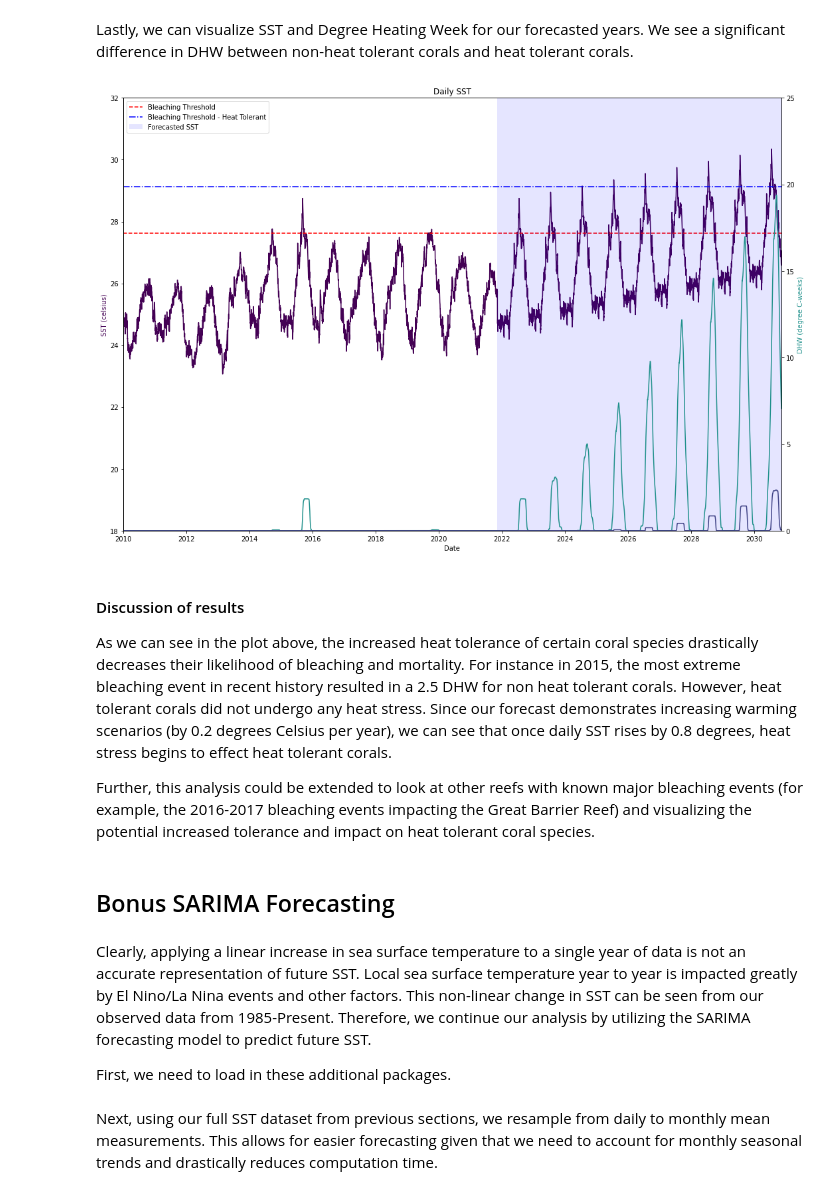
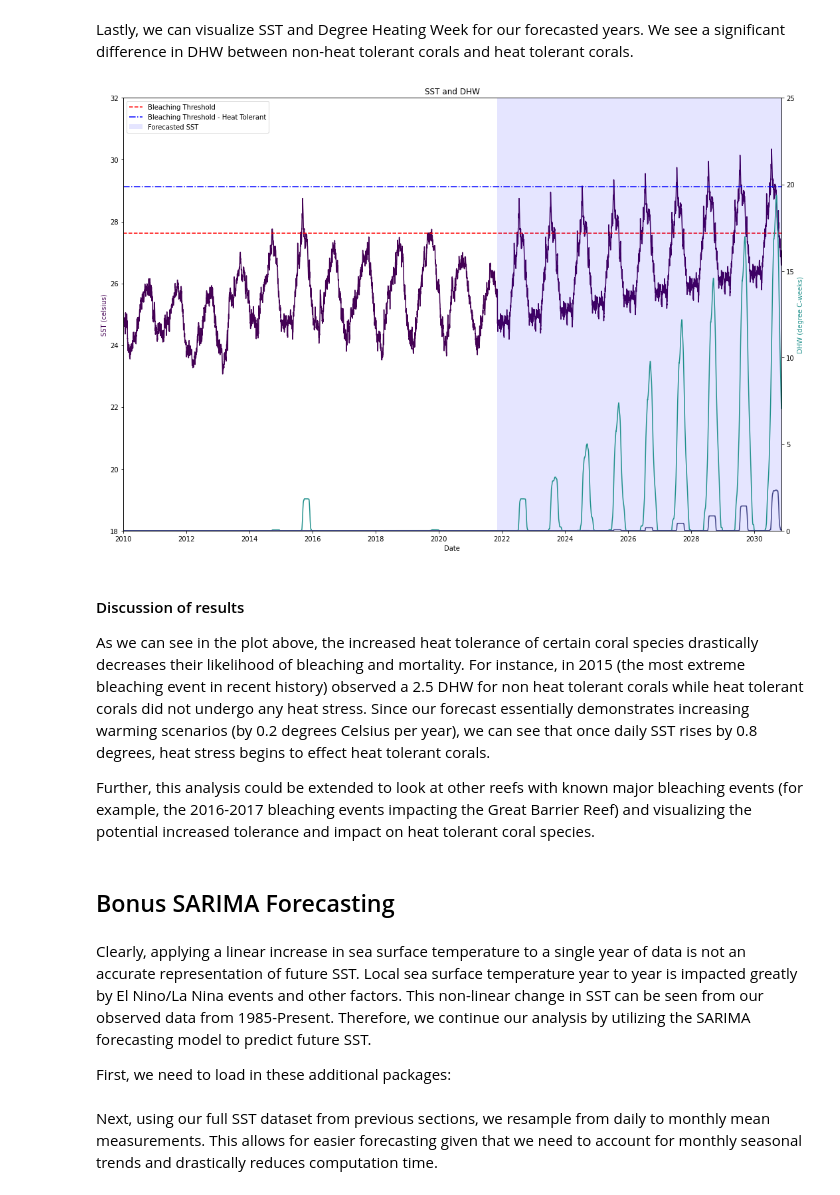
Before and after one commit to crcm-science/HW3_crcm-science, a Jupyter notebook: HW3_CoralTemp_Tutorial.ipynb, the cells around one changed output. Saved outputs shown, nothing was run; the diff lists cells and outputs as text; code cells hidden in the pictures.

```diff
--- a/HW3_CoralTemp_Tutorial.ipynb
+++ b/HW3_CoralTemp_Tutorial.ipynb
@@ -387,8 +390,10 @@ Lastly, we can visualize SST and Degree Heating Week for our forecasted years. W
 
 fig, ax = plt.subplots(figsize=(15,10))
 
+# Creates two y axes
 dhw = ax.twinx()
 
+# Sets axes limits
 ax.set_xlim(left = datetime.date(2010, 1, 1), right = datetime.date(2030, 11, 9))
 ax.set_ylim(18, 32)
 dhw.set_ylim(0, 25)
@@ -398,51 +403,53 @@ ax.set(xlabel = "Date",
        title = "SST and DHW")
 dhw.set_ylabel("DHW (degree C-weeks)")
 
-ax.set(xlabel = "Date",
-       ylabel = "SST (celsius)",
-       title = "Daily SST")
-
+# add sst data
 sst_plot, = ax.plot(heat_stress_df.index,
                     heat_stress_df['sst_c'],
                     color = plt.cm.viridis(0),
                     label = "SST (C)")
 
+# Add dhw data
 dhw_plot, = dhw.plot(heat_stress_df.index,
                      heat_stress_df['dhw'],
                      color = plt.cm.viridis(0.5),
                      label = "DHW (degree C-weeks)")
 
+# Add heat tolerant dhw data
 dhw_ht_plot, = dhw.plot(heat_stress_df.index,
                         heat_stress_df['dhw_ht'],
                         color = plt.cm.viridis(0.2),
                         label = "Heat Tolerant DHW (degree C-weeks)")
 
+# Add bleaching thresholds as horizontal lines
 bleaching = ax.axhline(y = bleaching_threshold,
                        color = "red",
                        linestyle = '--',
                        label = "Bleaching Threshold")
 
 bleaching_ht = ax.axhline(y = bleaching_threshold_ht,
                           color = "blue",
                           linestyle = '-.',
                           label = "Bleaching Threshold - Heat Tolerant")
 
+# Add shading for forecasted data range
 forecast = plt.axvspan(datetime.date(2021, 11, 9), datetime.date(2030, 11, 9), facecolor='b', alpha=0.1, label = "Forecasted SST")
 
 ax.legend(handles = [bleaching, bleaching_ht, forecast], loc='upper left')
 
+# Sets the colors of the y axes labels to the corresponding colors on the plot
 ax.yaxis.label.set_color(sst_plot.get_color())
 dhw.yaxis.label.set_color(dhw_plot.get_color())
 
 fig.tight_layout()
 
 plt.savefig("sst_dhw.pdf")
 # %% [output]
-[figure, old version]
+[figure, new version]
 # %% [markdown]
 #### Discussion of results
 
-As we can see in the plot above, the increased heat tolerance of certain coral species drastically decreases their likelihood of bleaching and mortality. For instance in 2015, the most extreme bleaching event in recent history resulted in a 2.5 DHW for non heat tolerant corals. However, heat tolerant corals did not undergo any heat stress. Since our forecast demonstrates increasing warming scenarios (by 0.2 degrees Celsius per year), we can see that once daily SST rises by 0.8 degrees, heat stress begins to effect heat tolerant corals.
+As we can see in the plot above, the increased heat tolerance of certain coral species drastically decreases their likelihood of bleaching and mortality. For instance, in 2015 (the most extreme bleaching event in recent history) observed a 2.5 DHW for non heat tolerant corals while heat tolerant corals did not undergo any heat stress. Since our forecast essentially demonstrates increasing warming scenarios (by 0.2 degrees Celsius per year), we can see that once daily SST rises by 0.8 degrees, heat stress begins to effect heat tolerant corals.
 
 Further, this analysis could be extended to look at other reefs with known major bleaching events (for example, the 2016-2017 bleaching events impacting the Great Barrier Reef) and visualizing the potential increased tolerance and impact on heat tolerant coral species.
 # %% [markdown]
@@ -451,7 +458,7 @@ Further, this analysis could be extended to look at other reefs with known major
 # %% [markdown]
 Clearly, applying a linear increase in sea surface temperature to a single year of data is not an accurate representation of future SST. Local sea surface temperature year to year is impacted greatly by El Nino/La Nina events and other factors. This non-linear change in SST can be seen from our observed data from 1985-Present. Therefore, we continue our analysis by utilizing the SARIMA forecasting model to predict future SST.
 
-First, we need to load in these additional packages.
+First, we need to load in these additional packages:
 # %%
 # New packages
 import warnings
```
Also changed, not shown: parts of 21 cells of this notebook.
